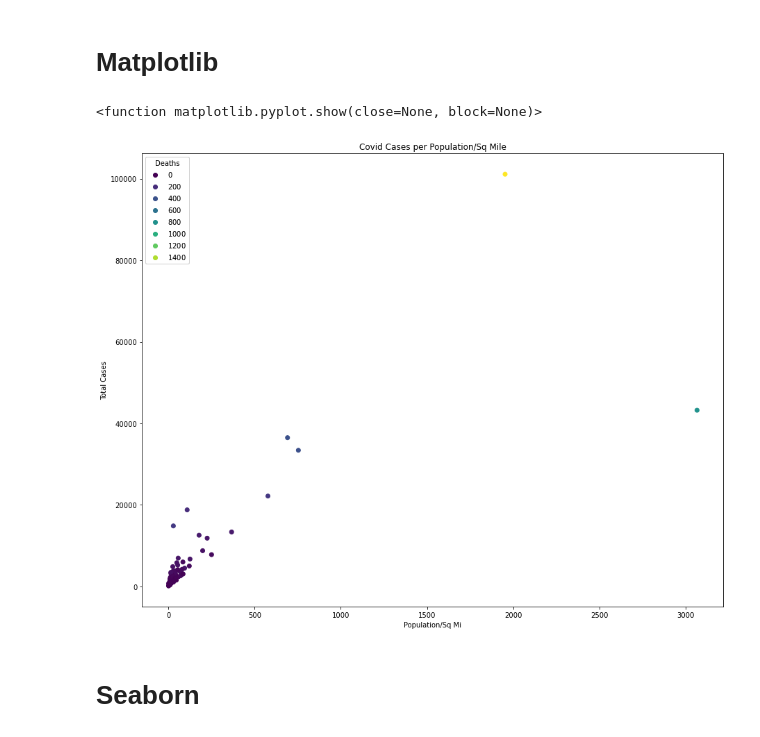
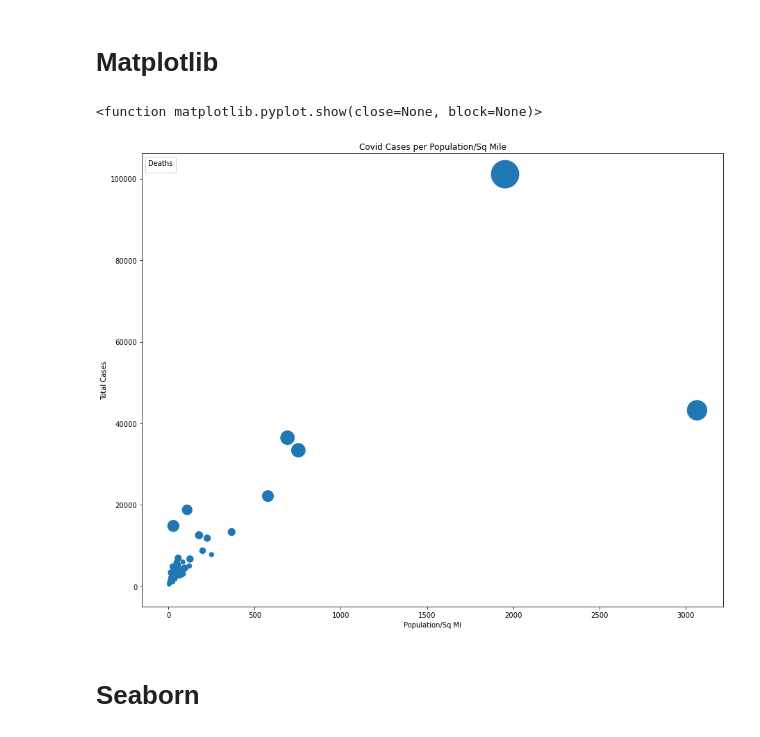
Before and after one commit to jaredbarkley0/PythonGroupProject, a Jupyter notebook: Homework6/JaredNotebook1.ipynb, the cells around one changed output. Drawn from its saved outputs; the diff is of its cells as text; code cells hidden in the pictures.

Commit message:
M Noonan Homework 6 graphs

```diff
--- a/Homework6/JaredNotebook1.ipynb
+++ b/Homework6/JaredNotebook1.ipynb
@@ -79,23 +79,23 @@ import matplotlib.pyplot as plt
 # %%
 # basic plot of number of cases vs pop density M.Noonan
 
 fig, ax = plt.subplots()
 
 casesbydensityscatter = ax.scatter(compiledcountydata['Pop Density'], compiledcountydata['Total Positive Cases'],
-                                   c=compiledcountydata['Total Deaths'], label=compiledcountydata['Total Deaths'])
+                                   s=compiledcountydata['Total Positive Cases'], c=['Total Deaths'],label=compiledcountydata['Total Deaths'])
 ax.set(title = 'Covid Cases per Population/Sq Mile', xlabel = 'Population/Sq Mi', ylabel='Total Cases')
 #Setting the size rather large to that is fills screen
-fig.set_size_inches(15,12)
+fig.set_size_inches(16,12)
 
 totaldeathlegend = ax.legend(*casesbydensityscatter.legend_elements(),loc='upper left',title = "Deaths")
 
 ax.add_artist(totaldeathlegend)
 
 # plt.plot(compiledcountydata['Pop Density'],compiledcountydata['Total Positive Cases'])
 plt.show
 # %% [output]
 <function matplotlib.pyplot.show(close=None, block=None)>
-[figure, old version]
+[figure, new version]
 # %% [markdown]
 # Seaborn
 # %%
```
Also changed, not shown: parts of 7 cells of this notebook.
